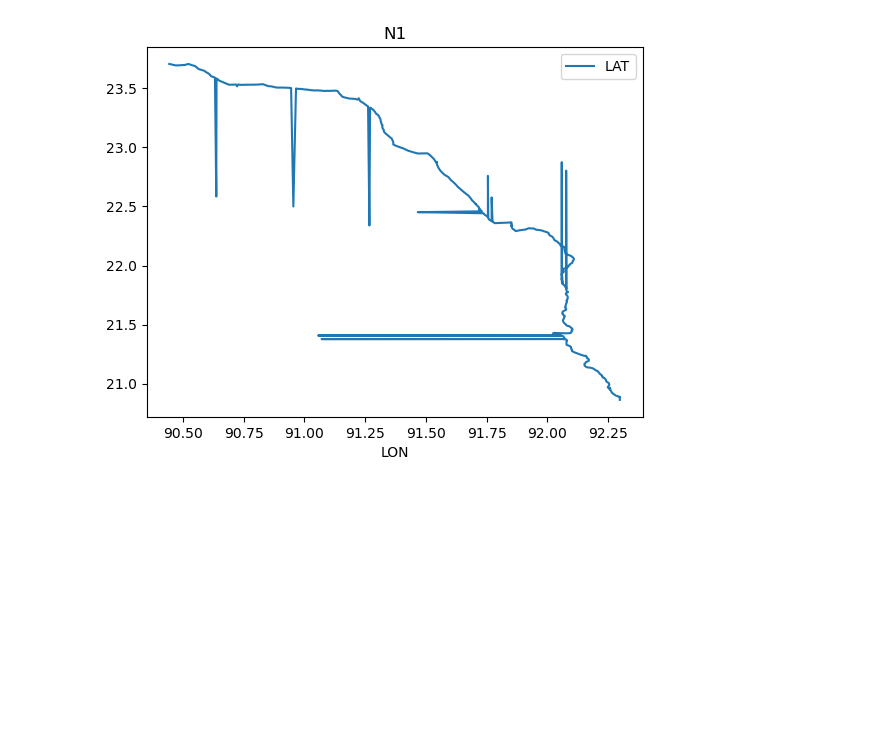
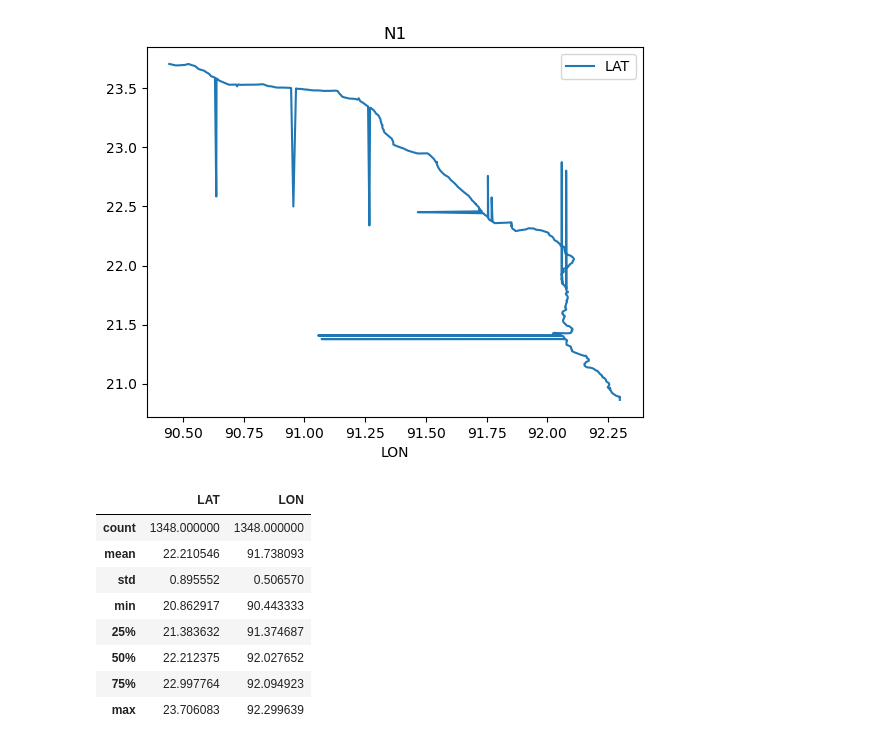
Before and after one commit to nielsvdd42/EPA133A-Advanced-Simulation-Group-1, a Jupyter notebook: Assignment 1/EPA133a-G01-A1/notebook/data_long_format_as.ipynb, the cells around one changed output. Cells and saved outputs as stored; diff of their text form; code cells hidden in the pictures; blank space fills up the shorter version.

```diff
--- a/Assignment 1/EPA133a-G01-A1/notebook/data_long_format_as.ipynb
+++ b/Assignment 1/EPA133a-G01-A1/notebook/data_long_format_as.ipynb
@@ -85,3 +85,15 @@ df_rd1.plot(x="LON", y="LAT", title="N1")
 # %% [output]
 <Axes: title={'center': 'N1'}, xlabel='LON'>
 [figure]
+# %%
+df_rd1.describe()
+# %% [output]
+|  | LAT | LON |
+| count | 1348.000000 | 1348.000000 |
+| mean | 22.210546 | 91.738093 |
+| std | 0.895552 | 0.506570 |
+| min | 20.862917 | 90.443333 |
+| 25% | 21.383632 | 91.374687 |
+| 50% | 22.212375 | 92.027652 |
+| 75% | 22.997764 | 92.094923 |
+| max | 23.706083 | 92.299639 |
```
